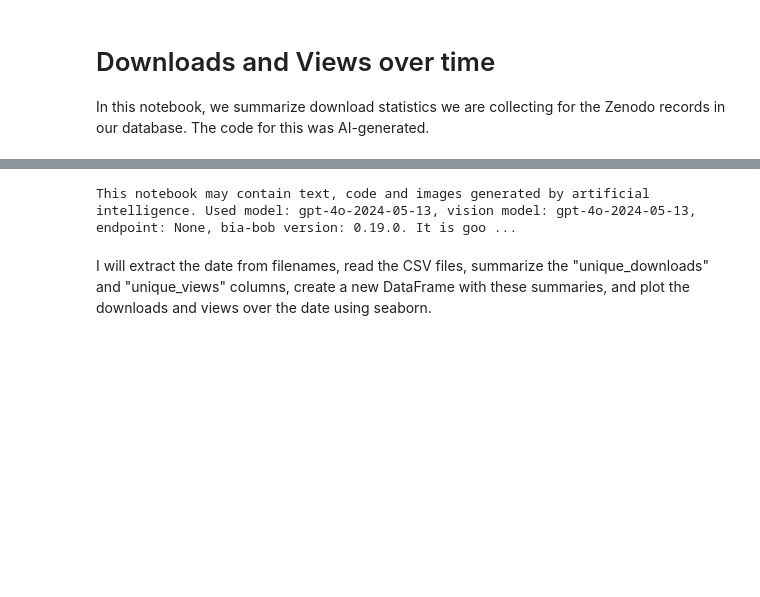
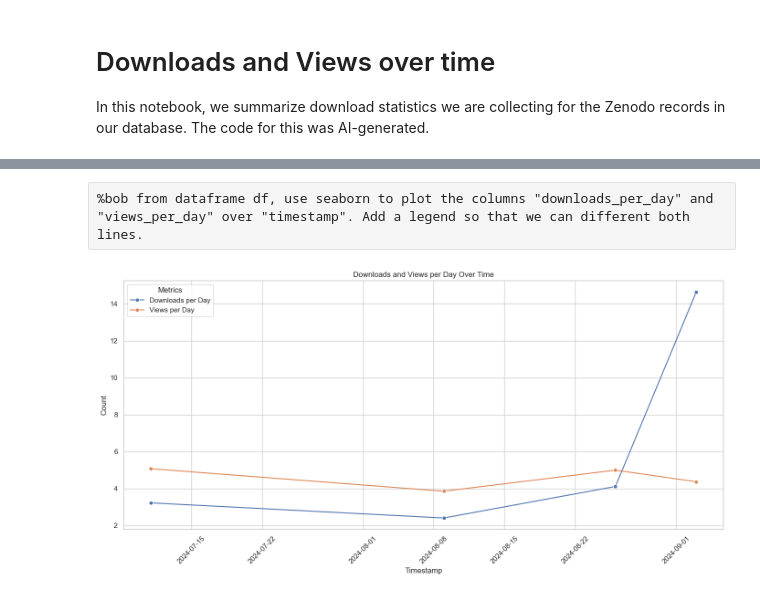
Before and after one commit to NFDI4BIOIMAGE/training, a Jupyter notebook: notebooks/download_stats.ipynb, the cells around one changed output, grey strips where cells are left out. Drawn from its saved outputs; the diff is of its cells as text; code cells hidden in the pictures; blank space fills up the shorter version.

```diff
--- a/notebooks/download_stats.ipynb
+++ b/notebooks/download_stats.ipynb
@@ -3,0 +162,3 @@ In this notebook, we summarize download statistics we are collecting for the Zen
+# %%
+df_doc = df[df["url"] == "https://zenodo.org/records/8323588"]
+df_doc
@@ -4,13 +171,27 @@ In this notebook, we summarize download statistics we are collecting for the Zen
+# %% [raw]
+%bob from dataframe df, use seaborn to plot the columns "downloads_per_day" and "views_per_day" over "timestamp". Add a legend so that we can different both lines.
+# %%
+# Set the style for seaborn plots
+sns.set(style="whitegrid")
+
+# Create a line plot for both 'downloads_per_day' and 'views_per_day'
+plt.figure(figsize=(14, 7))
+sns.lineplot(x='timestamp', y='downloads_per_day', data=df_doc, label='Downloads per Day', marker='o')
+sns.lineplot(x='timestamp', y='views_per_day', data=df_doc, label='Views per Day', marker='o')
+
+# Add title and labels
+plt.title('Downloads and Views per Day Over Time')
+plt.xlabel('Timestamp')
+plt.ylabel('Count')
+
+# Add a legend to differentiate the lines
+plt.legend(title='Metrics', loc='upper left')
+
+# Customize the plot
+plt.xticks(rotation=45)  # Rotate x-axis labels for better readability
+plt.tight_layout()  # Adjust layout for better fit
+plt.show()
+# %% [output]
+[figure, added]
 # %%
 import bia_bob
-# %%
-%%bob
-There is a folder "../download_statistics/" of CSV files which have a date as the filename, e.g. "20240628.csv".
-Extract the date from the filename.
-Open all those CSV files.
-Summarize the CSV files by summing the columns "unique_downloads" and "unique_views".
-Create a new DataFrame containing the date and the two summarized columns, with a row for each file.
-Plot the downloads and views over the date using seaborn.
-# %% [output]
-This notebook may contain text, code and images generated by artificial intelligence. Used model: gpt-4o-2024-05-13, vision model: gpt-4o-2024-05-13, endpoint: None, bia-bob version: 0.19.0. It is goo ...
-I will extract the date from filenames, read the CSV files, summarize the "unique_downloads" and "unique_views" columns, create a new DataFrame with these summaries, and plot the downloads and views over the date using seaborn.
```
Also changed, not shown: parts of 22 cells of this notebook.
